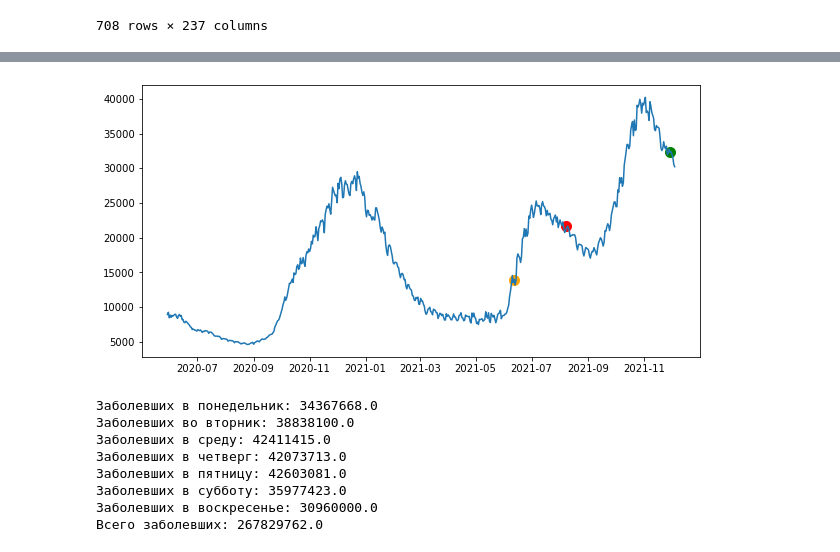
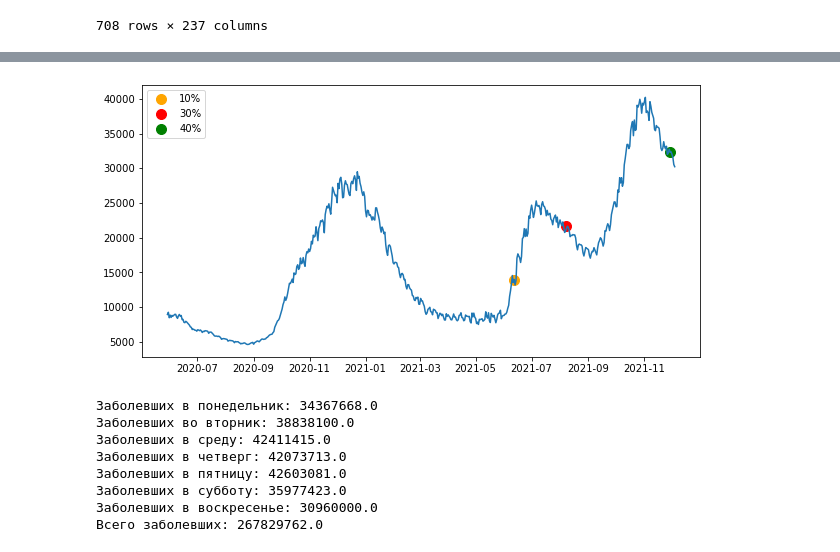
Before and after one commit to ZelshaR/Project, a Jupyter notebook: NoteBooks/Работаю над данными - Игнат.ipynb, the cells around one changed output, grey strips where cells are left out. Cells and saved outputs as stored; diff of their text form; code cells hidden in the pictures.

```diff
--- a/NoteBooks/Работаю над данными - Игнат.ipynb
+++ b/NoteBooks/Работаю над данными - Игнат.ipynb
@@ -253,13 +251,14 @@ dfc.index = np.unique(df['date'])[150:704]
 # %%
 plt.figure(figsize=(10,5))
 #plt.plot(dfv.index, dfv['Russia'].values, c = 'red')
 plt.plot(dfc.index, dfc['Russia'].values)
-plt.scatter(18790, 13857.0, c = 'orange', s = 100)
-plt.scatter(18847, 21661.0, c = 'red', s = 100)
-plt.scatter(18960, 32374.0, c = 'green', s = 100)
+plt.scatter(18790, 13857.0, c = 'orange', s = 100, label ='10%')
+plt.scatter(18847, 21661.0, c = 'red', s = 100, label ='30%')
+plt.scatter(18960, 32374.0, c = 'green', s = 100, label ='40%')
+plt.legend()
 plt.show()
 # %% [output]
-[figure, old version]
+[figure, new version]
 # %%
 a = 0
 for i in range(5, 687, 7):
```
Also changed, not shown: parts of 2 cells of this notebook, 4 other files.
